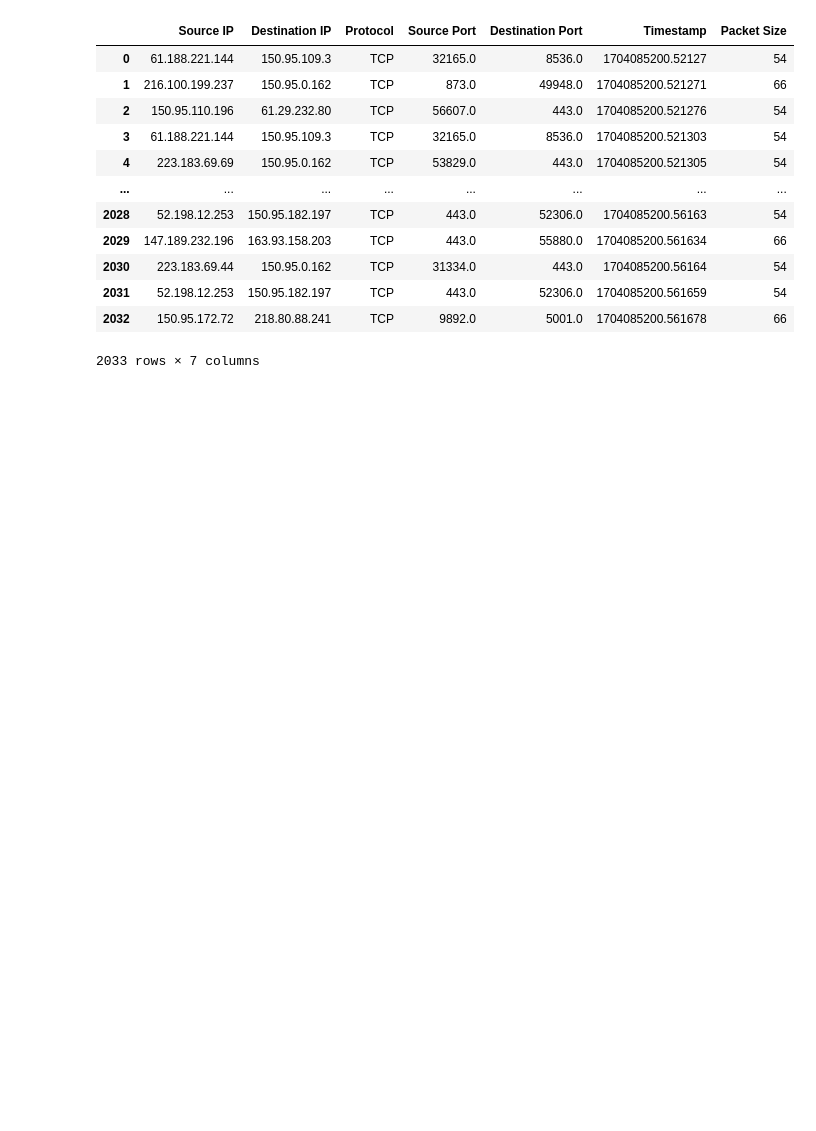
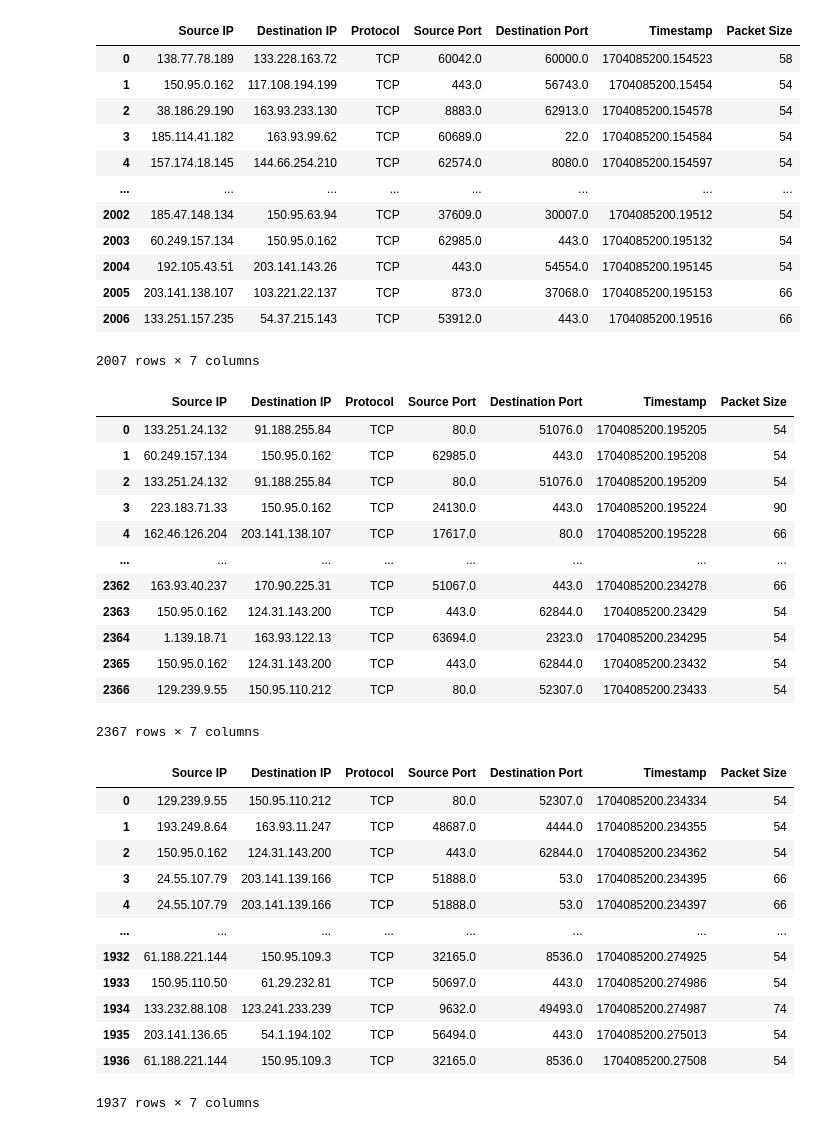
Before and after one commit to yaoyanglee/network-prediction, a Jupyter notebook: datavis.ipynb, the cells around one changed output. Cells and saved outputs as stored; diff of their text form; code cells hidden in the pictures; blank space fills up the shorter version.

```diff
--- a/datavis.ipynb
+++ b/datavis.ipynb
@@ -84,0 +55,12 @@ plt.show()
+# %%
+# Visualizing 3 data sources
+data1 = "data/pcap/2024-dataset1/2024data_00000_20240101120000"
+data2 = "data/pcap/2024-dataset1/2024data_00001_20240101120000"
+data3 = "data/pcap/2024-dataset1/2024data_00002_20240101120000"
+
+df1 = readPCAP(data1)
+df2 = readPCAP(data2)
+df3 = readPCAP(data3)
+
+# Display the DataFrames side by side
+display(df1, df2, df3)
@@ -85,22 +132,58 @@ plt.show()
 # %%
 # Extracting only the TCP packets
-tcp_df = df_cleaned[df_cleaned['Protocol'] == 'TCP']
-tcp_df = tcp_df.reset_index(drop=True)
+import pandas as pd
+import matplotlib.pyplot as plt
+def extractTCP(df):
+    tcp_df = df[df['Protocol'] == 'TCP']
+    tcp_df = tcp_df.reset_index(drop=True)
+    return tcp_df
 
-tcp_df
+
+tcp_df1 = extractTCP(df1)
+tcp_df2 = extractTCP(df2)
+tcp_df3 = extractTCP(df3)
+
+# Call the function with the DataFrames
+display(tcp_df1, tcp_df2, tcp_df3)
 # %% [output]
 |  | Source IP | Destination IP | Protocol | Source Port | Destination Port | Timestamp | Packet Size |
-| 0 | 61.188.221.144 | 150.95.109.3 | TCP | 32165.0 | 8536.0 | 1704085200.52127 | 54 |
-| 1 | 216.100.199.237 | 150.95.0.162 | TCP | 873.0 | 49948.0 | 1704085200.521271 | 66 |
-| 2 | 150.95.110.196 | 61.29.232.80 | TCP | 56607.0 | 443.0 | 1704085200.521276 | 54 |
-| 3 | 61.188.221.144 | 150.95.109.3 | TCP | 32165.0 | 8536.0 | 1704085200.521303 | 54 |
-| 4 | 223.183.69.69 | 150.95.0.162 | TCP | 53829.0 | 443.0 | 1704085200.521305 | 54 |
+| 0 | 138.77.78.189 | 133.228.163.72 | TCP | 60042.0 | 60000.0 | 1704085200.154523 | 58 |
+| 1 | 150.95.0.162 | 117.108.194.199 | TCP | 443.0 | 56743.0 | 1704085200.15454 | 54 |
+| 2 | 38.186.29.190 | 163.93.233.130 | TCP | 8883.0 | 62913.0 | 1704085200.154578 | 54 |
+| 3 | 185.114.41.182 | 163.93.99.62 | TCP | 60689.0 | 22.0 | 1704085200.154584 | 54 |
+| 4 | 157.174.18.145 | 144.66.254.210 | TCP | 62574.0 | 8080.0 | 1704085200.154597 | 54 |
 | ... | ... | ... | ... | ... | ... | ... | ... |
-| 2028 | 52.198.12.253 | 150.95.182.197 | TCP | 443.0 | 52306.0 | 1704085200.56163 | 54 |
-| 2029 | 147.189.232.196 | 163.93.158.203 | TCP | 443.0 | 55880.0 | 1704085200.561634 | 66 |
-| 2030 | 223.183.69.44 | 150.95.0.162 | TCP | 31334.0 | 443.0 | 1704085200.56164 | 54 |
-| 2031 | 52.198.12.253 | 150.95.182.197 | TCP | 443.0 | 52306.0 | 1704085200.561659 | 54 |
-| 2032 | 150.95.172.72 | 218.80.88.241 | TCP | 9892.0 | 5001.0 | 1704085200.561678 | 66 |
+| 2002 | 185.47.148.134 | 150.95.63.94 | TCP | 37609.0 | 30007.0 | 1704085200.19512 | 54 |
+| 2003 | 60.249.157.134 | 150.95.0.162 | TCP | 62985.0 | 443.0 | 1704085200.195132 | 54 |
+| 2004 | 192.105.43.51 | 203.141.143.26 | TCP | 443.0 | 54554.0 | 1704085200.195145 | 54 |
+| 2005 | 203.141.138.107 | 103.221.22.137 | TCP | 873.0 | 37068.0 | 1704085200.195153 | 66 |
+| 2006 | 133.251.157.235 | 54.37.215.143 | TCP | 53912.0 | 443.0 | 1704085200.19516 | 66 |
-2033 rows × 7 columns
+2007 rows × 7 columns
+|  | Source IP | Destination IP | Protocol | Source Port | Destination Port | Timestamp | Packet Size |
+| 0 | 133.251.24.132 | 91.188.255.84 | TCP | 80.0 | 51076.0 | 1704085200.195205 | 54 |
+| 1 | 60.249.157.134 | 150.95.0.162 | TCP | 62985.0 | 443.0 | 1704085200.195208 | 54 |
+| 2 | 133.251.24.132 | 91.188.255.84 | TCP | 80.0 | 51076.0 | 1704085200.195209 | 54 |
+| 3 | 223.183.71.33 | 150.95.0.162 | TCP | 24130.0 | 443.0 | 1704085200.195224 | 90 |
+| 4 | 162.46.126.204 | 203.141.138.107 | TCP | 17617.0 | 80.0 | 1704085200.195228 | 66 |
+| ... | ... | ... | ... | ... | ... | ... | ... |
+| 2362 | 163.93.40.237 | 170.90.225.31 | TCP | 51067.0 | 443.0 | 1704085200.234278 | 66 |
+| 2363 | 150.95.0.162 | 124.31.143.200 | TCP | 443.0 | 62844.0 | 1704085200.23429 | 54 |
+| 2364 | 1.139.18.71 | 163.93.122.13 | TCP | 63694.0 | 2323.0 | 1704085200.234295 | 54 |
+| 2365 | 150.95.0.162 | 124.31.143.200 | TCP | 443.0 | 62844.0 | 1704085200.23432 | 54 |
+| 2366 | 129.239.9.55 | 150.95.110.212 | TCP | 80.0 | 52307.0 | 1704085200.23433 | 54 |
+2367 rows × 7 columns
+|  | Source IP | Destination IP | Protocol | Source Port | Destination Port | Timestamp | Packet Size |
+| 0 | 129.239.9.55 | 150.95.110.212 | TCP | 80.0 | 52307.0 | 1704085200.234334 | 54 |
+| 1 | 193.249.8.64 | 163.93.11.247 | TCP | 48687.0 | 4444.0 | 1704085200.234355 | 54 |
+| 2 | 150.95.0.162 | 124.31.143.200 | TCP | 443.0 | 62844.0 | 1704085200.234362 | 54 |
+| 3 | 24.55.107.79 | 203.141.139.166 | TCP | 51888.0 | 53.0 | 1704085200.234395 | 66 |
+| 4 | 24.55.107.79 | 203.141.139.166 | TCP | 51888.0 | 53.0 | 1704085200.234397 | 66 |
+| ... | ... | ... | ... | ... | ... | ... | ... |
+| 1932 | 61.188.221.144 | 150.95.109.3 | TCP | 32165.0 | 8536.0 | 1704085200.274925 | 54 |
+| 1933 | 150.95.110.50 | 61.29.232.81 | TCP | 50697.0 | 443.0 | 1704085200.274986 | 54 |
+| 1934 | 133.232.88.108 | 123.241.233.239 | TCP | 9632.0 | 49493.0 | 1704085200.274987 | 74 |
+| 1935 | 203.141.136.65 | 54.1.194.102 | TCP | 56494.0 | 443.0 | 1704085200.275013 | 54 |
+| 1936 | 61.188.221.144 | 150.95.109.3 | TCP | 32165.0 | 8536.0 | 1704085200.27508 | 54 |
+1937 rows × 7 columns
 # %%
 # Finding the number of packets sent between each source and destination
```
Also changed, not shown: parts of 13 cells of this notebook.
